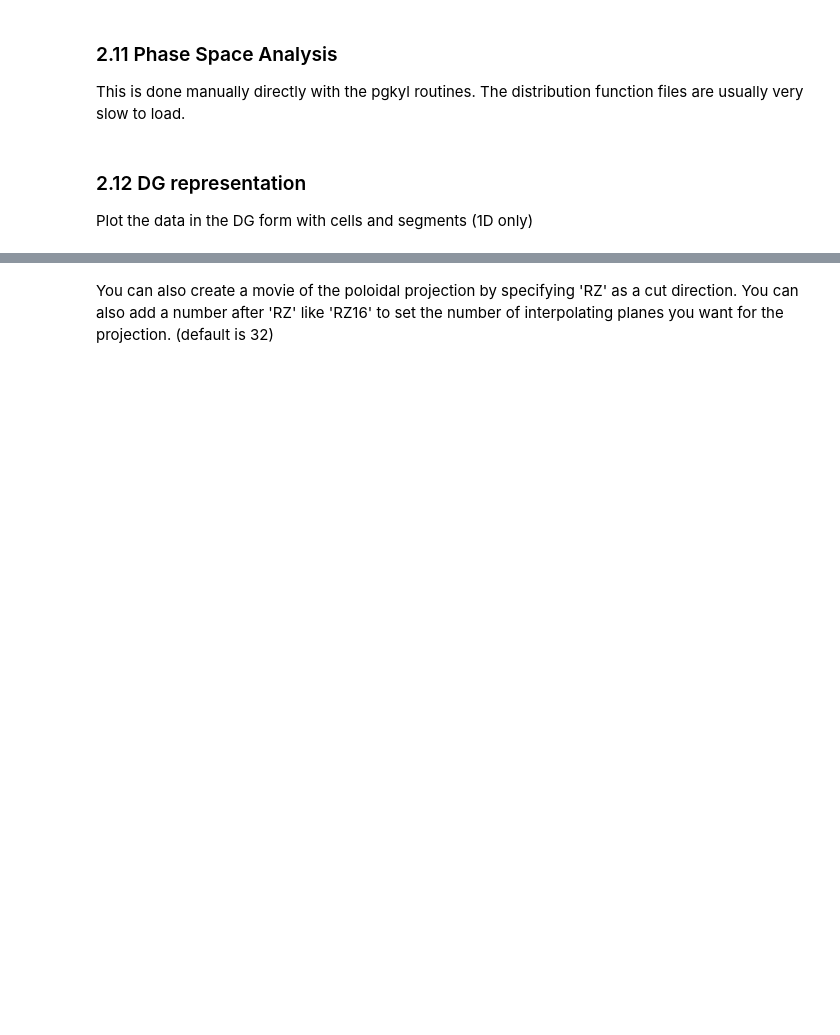
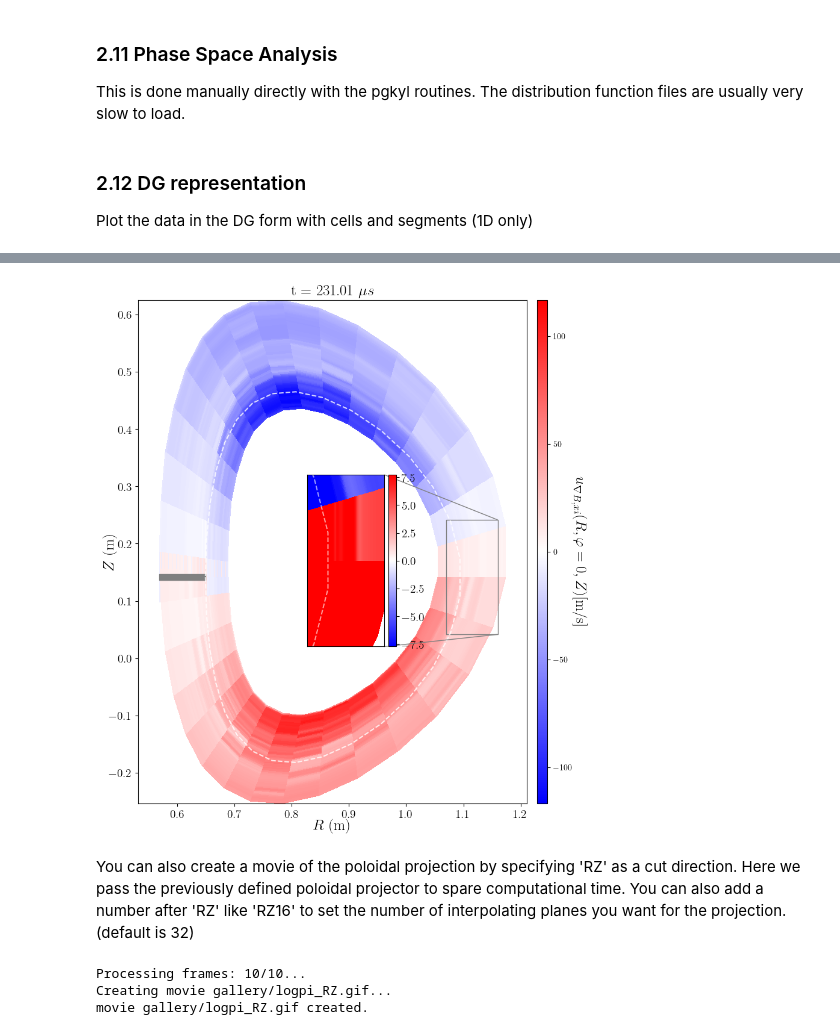
Before and after one commit to Antoinehoff/personal_gkyl_scripts, a Jupyter notebook: example.ipynb, the cells around one changed output, grey strips where cells are left out. Saved outputs shown, nothing was run; the diff lists cells and outputs as text; code cells hidden in the pictures; blank space fills up the shorter version.

```diff
--- a/example.ipynb
+++ b/example.ipynb
@@ -311,9 +388,14 @@ pygkyl.plot_utils.plot_poloidal_projection(simulation,fieldName='gradBxB_xi',tim
+# %%
+polproj.plot('gradBxB_xi',timeFrame=sim_frames[-1])
+# %% [output]
+[figure, added]
 # %% [markdown]
-You can also create a movie of the poloidal projection by specifying 'RZ' as a cut direction. You can also add a number after 'RZ' like 'RZ16' to set the number of interpolating planes you want for the projection. (default is 32)
+You can also create a movie of the poloidal projection by specifying 'RZ' as a cut direction.
+Here we pass the previously defined poloidal projector to spare computational time.
+You can also add a number after 'RZ' like 'RZ16' to set the number of interpolating planes you want for the projection. (default is 32)
 # %%
-cut_dir = 'RZ32'
-cut_coord = 0.0
-time_frames = sim_frames[-10:]
-fieldnames = ['Te']
-movieprefix = 'gallery/test_movie'
-pygkyl.plot_utils.make_2D_movie(simulation, cut_dir=cut_dir, cut_coord=cut_coord, time_frames=time_frames, fieldnames=fieldnames, movieprefix=movieprefix, plot_type='imshow')
+polproj.movie('pi',moviePrefix='gallery/mov_example_',timeFrames=sim_frames[-10:],colorScale='log')
+# %% [output]
+Processing frames: 10/10...
+Creating movie gallery/logpi_RZ.gif...
+movie gallery/logpi_RZ.gif created.
```
Also changed, not shown: parts of 21 cells of this notebook, 6 other files.
